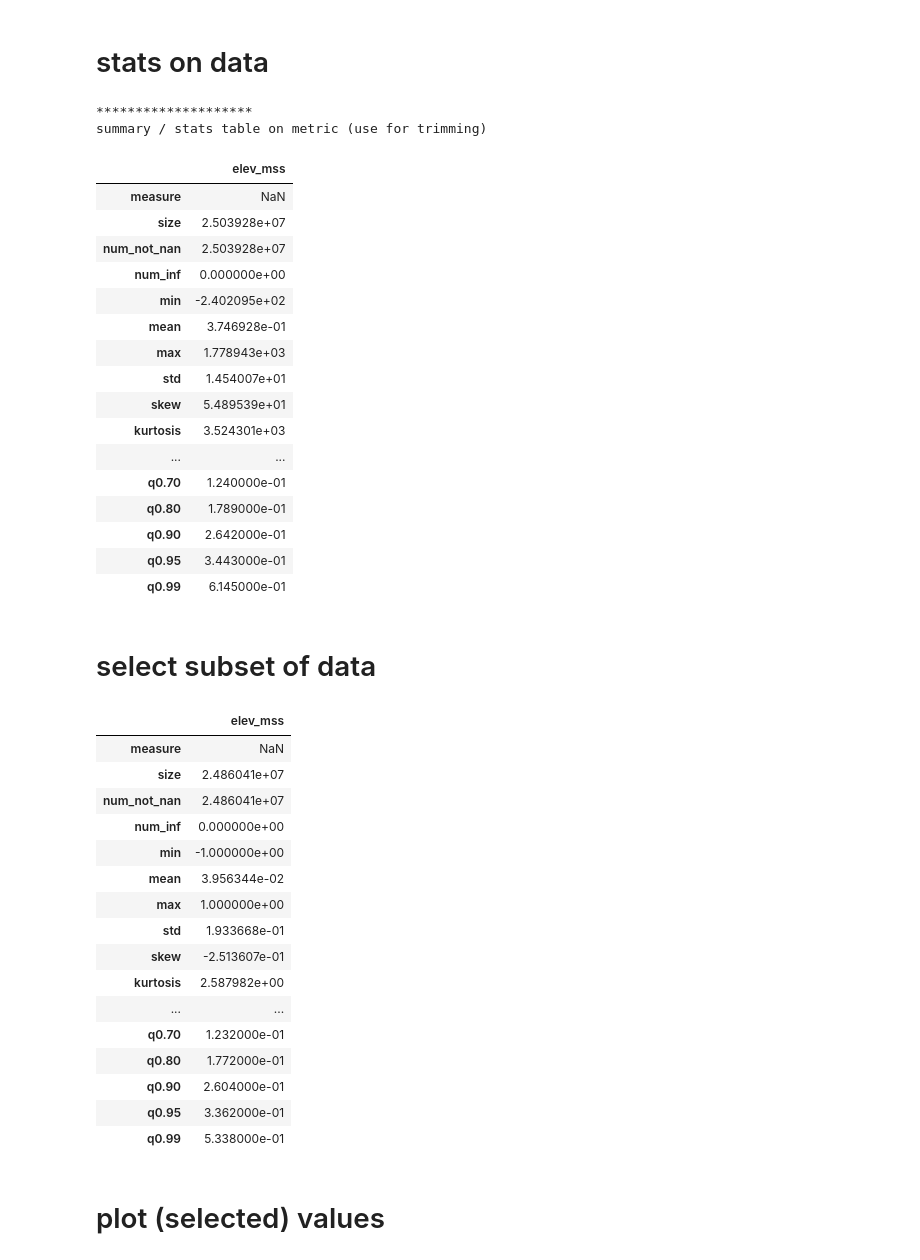
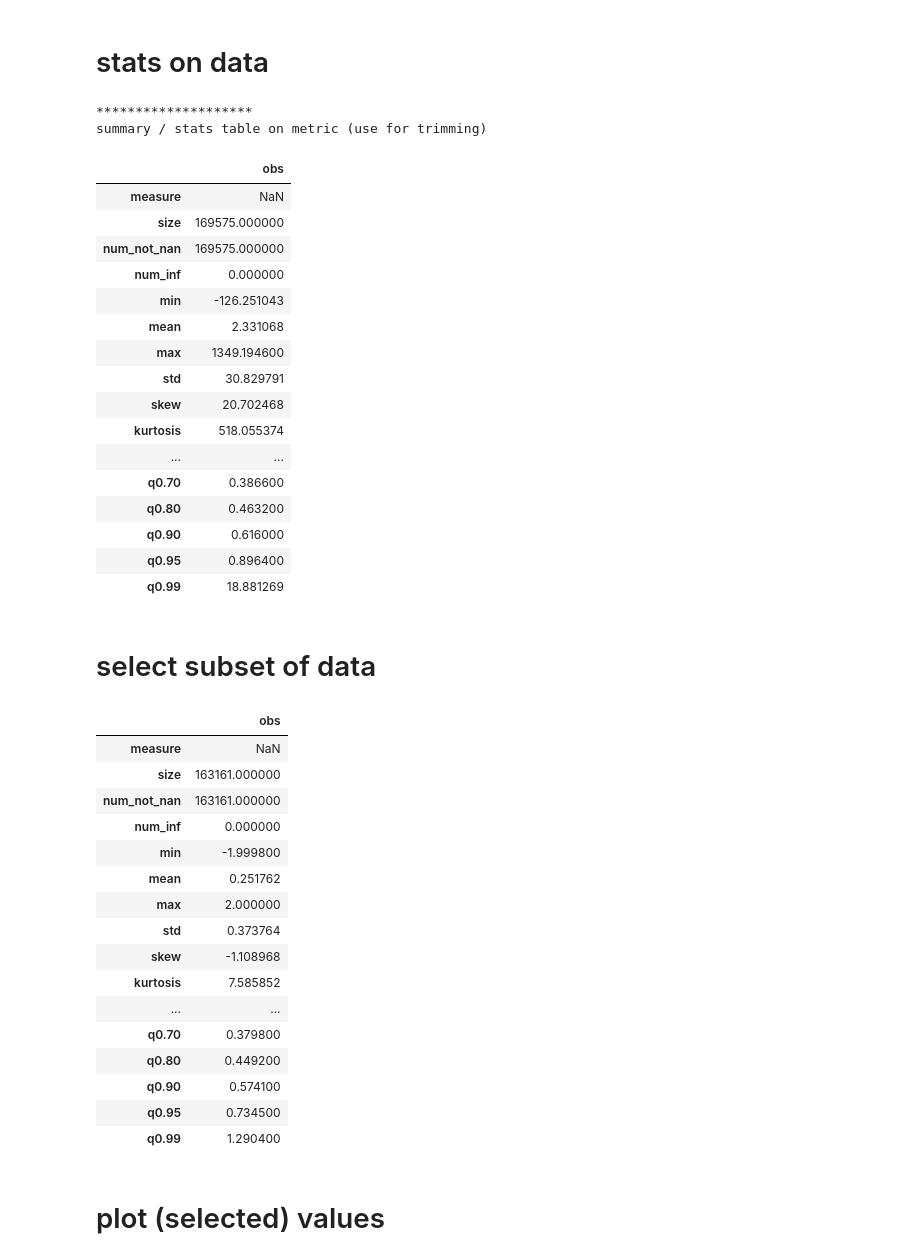
Before and after one commit to CPOMUCL/GPSat, a Jupyter notebook: notebooks/review_raw_data.ipynb, the cells around one changed output. Cells and saved outputs as stored; diff of their text form; code cells hidden in the pictures.

Commit message:
add example data (in data/example), add / modified notebooks for reading/storing/reviewing raw data, binning data, update README.md

```diff
--- a/notebooks/review_raw_data.ipynb
+++ b/notebooks/review_raw_data.ipynb
@@ -23,11 +29,9 @@ pd.set_option('display.max_columns', 200)
 # %%
 # ndf file to read from
-hdf_file = get_data_path("RAW", "sats_ra_cry_processed_arco.h5")
-# netCDF file to write to (for binned data)
-ncdf_file = get_data_path("binned", "sats_ra_cry_processed_arco.nc")
+hdf_file = get_data_path("example", "ABC.h5")
 
 table = "data"
-val_col = "elev_mss"
+val_col = "obs"
 lon_col = "lon"
 lat_col = "lat"
 
@@ -65,56 +69,56 @@ display(stats_df)
 # %% [output]
 ********************
 summary / stats table on metric (use for trimming)
-|  | elev_mss |
+|  | obs |
 | measure | NaN |
-| size | 2.503928e+07 |
-| num_not_nan | 2.503928e+07 |
-| num_inf | 0.000000e+00 |
-| min | -2.402095e+02 |
-| mean | 3.746928e-01 |
-| max | 1.778943e+03 |
-| std | 1.454007e+01 |
-| skew | 5.489539e+01 |
-| kurtosis | 3.524301e+03 |
+| size | 169575.000000 |
+| num_not_nan | 169575.000000 |
+| num_inf | 0.000000 |
+| min | -126.251043 |
+| mean | 2.331068 |
+| max | 1349.194600 |
+| std | 30.829791 |
+| skew | 20.702468 |
+| kurtosis | 518.055374 |
 | ... | ... |
-| q0.70 | 1.240000e-01 |
-| q0.80 | 1.789000e-01 |
-| q0.90 | 2.642000e-01 |
-| q0.95 | 3.443000e-01 |
-| q0.99 | 6.145000e-01 |
+| q0.70 | 0.386600 |
+| q0.80 | 0.463200 |
+| q0.90 | 0.616000 |
+| q0.95 | 0.896400 |
+| q0.99 | 18.881269 |
 # %% [markdown]
 # select subset of data
 # %%
 
 plt_where = [
-    {"col": val_col, "comp": ">=", "val": -1.0},
-    {"col": val_col, "comp": "<=", "val": 1.0}
+    {"col": val_col, "comp": ">=", "val": -2.0},
+    {"col": val_col, "comp": "<=", "val": 2.0}
 ]
 
 plt_df = DataLoader.data_select(df, where=plt_where)
 
 plt_stats_df = stats_on_vals(vals=plt_df[val_col].values, name=val_col,
                              qs=[0.01, 0.05] + np.arange(0.1, 1.0, 0.1).tolist() + [0.95, 0.99])
 
 display(plt_stats_df)
 # %% [output]
-|  | elev_mss |
+|  | obs |
 | measure | NaN |
-| size | 2.486041e+07 |
-| num_not_nan | 2.486041e+07 |
-| num_inf | 0.000000e+00 |
-| min | -1.000000e+00 |
-| mean | 3.956344e-02 |
-| max | 1.000000e+00 |
-| std | 1.933668e-01 |
-| skew | -2.513607e-01 |
-| kurtosis | 2.587982e+00 |
+| size | 163161.000000 |
+| num_not_nan | 163161.000000 |
+| num_inf | 0.000000 |
+| min | -1.999800 |
+| mean | 0.251762 |
+| max | 2.000000 |
+| std | 0.373764 |
+| skew | -1.108968 |
+| kurtosis | 7.585852 |
 | ... | ... |
-| q0.70 | 1.232000e-01 |
-| q0.80 | 1.772000e-01 |
-| q0.90 | 2.604000e-01 |
-| q0.95 | 3.362000e-01 |
-| q0.99 | 5.338000e-01 |
+| q0.70 | 0.379800 |
+| q0.80 | 0.449200 |
+| q0.90 | 0.574100 |
+| q0.95 | 0.734500 |
+| q0.99 | 1.290400 |
 # %% [markdown]
 # plot (selected) values
 # %%
```
Also changed, not shown: parts of 15 cells of this notebook, 7 other files.
